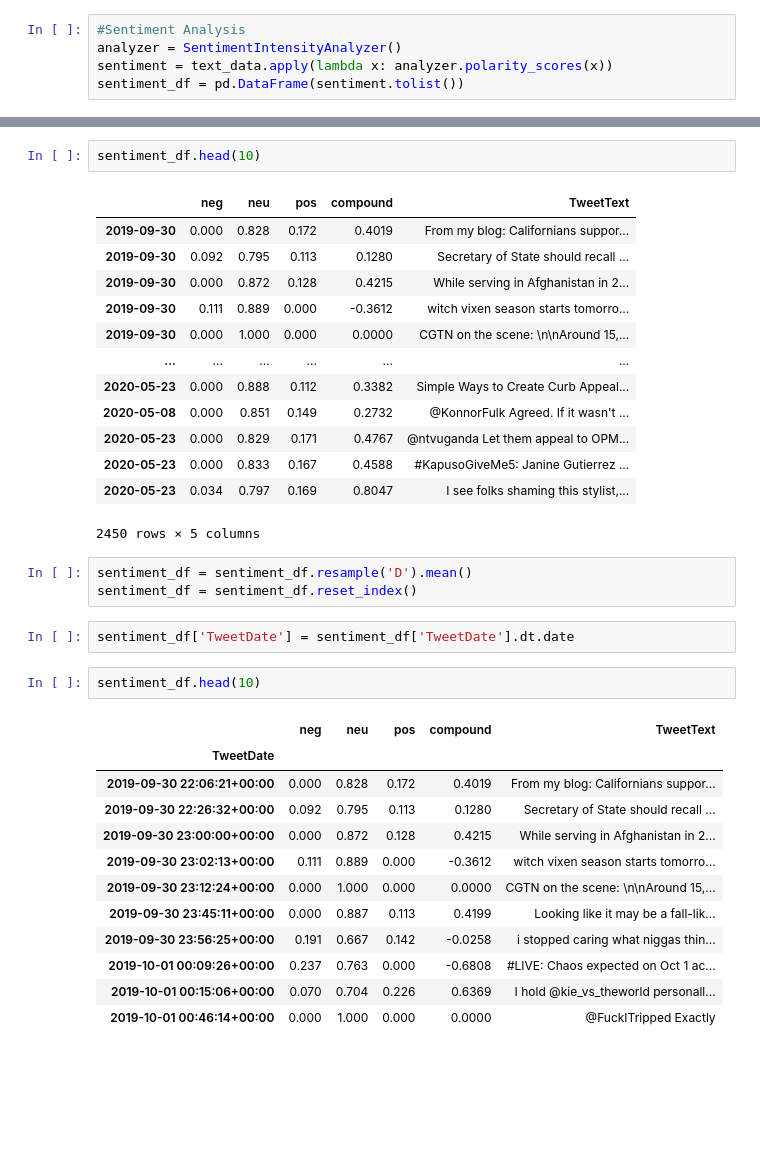
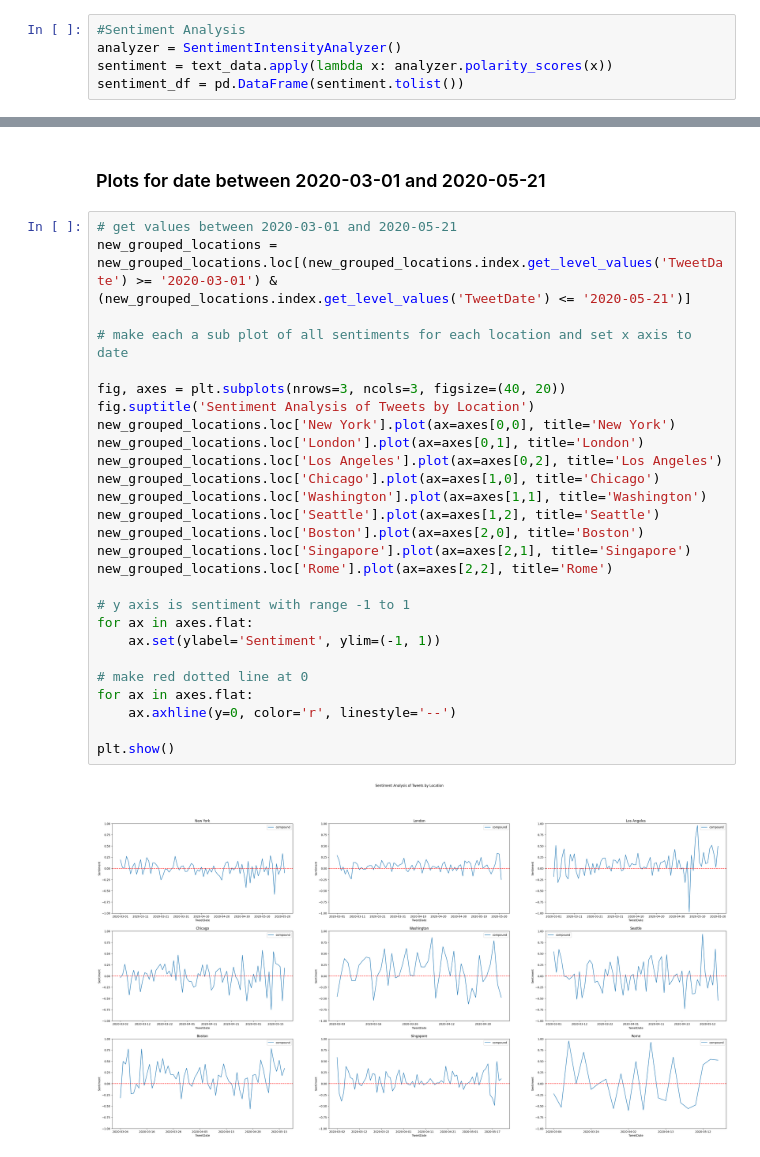
Before and after one commit to richdanis/ML4H, a Jupyter notebook: Project 2/Part_3.ipynb, the cells around one changed output, grey strips where cells are left out. Drawn from its saved outputs; the diff is of its cells as text; blank space fills up the shorter version.

```diff
--- a/Project 2/Part_3.ipynb
+++ b/Project 2/Part_3.ipynb
@@ -138,36 +171,31 @@ sentiment_df = sentiment_df.groupby(sentiment_df.index)
-# %%
-sentiment_df.head(10)
-# %% [output]
-|  | neg | neu | pos | compound | TweetText |
-| 2019-09-30 | 0.000 | 0.828 | 0.172 | 0.4019 | From my blog: Californians suppor... |
-| 2019-09-30 | 0.092 | 0.795 | 0.113 | 0.1280 | Secretary of State should recall ... |
-| 2019-09-30 | 0.000 | 0.872 | 0.128 | 0.4215 | While serving in Afghanistan in 2... |
-| 2019-09-30 | 0.111 | 0.889 | 0.000 | -0.3612 | witch vixen season starts tomorro... |
-| 2019-09-30 | 0.000 | 1.000 | 0.000 | 0.0000 | CGTN on the scene: \n\nAround 15,... |
-| ... | ... | ... | ... | ... | ... |
-| 2020-05-23 | 0.000 | 0.888 | 0.112 | 0.3382 | Simple Ways to Create Curb Appeal... |
-| 2020-05-08 | 0.000 | 0.851 | 0.149 | 0.2732 | @KonnorFulk Agreed. If it wasn't ... |
-| 2020-05-23 | 0.000 | 0.829 | 0.171 | 0.4767 | @ntvuganda Let them appeal to OPM... |
-| 2020-05-23 | 0.000 | 0.833 | 0.167 | 0.4588 | #KapusoGiveMe5: Janine Gutierrez ... |
-| 2020-05-23 | 0.034 | 0.797 | 0.169 | 0.8047 | I see folks shaming this stylist,... |
-2450 rows × 5 columns
-# %%
-sentiment_df = sentiment_df.resample('D').mean()
-sentiment_df = sentiment_df.reset_index()
-# %%
-sentiment_df['TweetDate'] = sentiment_df['TweetDate'].dt.date
-# %%
-sentiment_df.head(10)
-# %% [output]
-|  | neg | neu | pos | compound | TweetText |
-| TweetDate |  |  |  |  |  |
-| 2019-09-30 22:06:21+00:00 | 0.000 | 0.828 | 0.172 | 0.4019 | From my blog: Californians suppor... |
-| 2019-09-30 22:26:32+00:00 | 0.092 | 0.795 | 0.113 | 0.1280 | Secretary of State should recall ... |
-| 2019-09-30 23:00:00+00:00 | 0.000 | 0.872 | 0.128 | 0.4215 | While serving in Afghanistan in 2... |
-| 2019-09-30 23:02:13+00:00 | 0.111 | 0.889 | 0.000 | -0.3612 | witch vixen season starts tomorro... |
-| 2019-09-30 23:12:24+00:00 | 0.000 | 1.000 | 0.000 | 0.0000 | CGTN on the scene: \n\nAround 15,... |
-| 2019-09-30 23:45:11+00:00 | 0.000 | 0.887 | 0.113 | 0.4199 | Looking like it may be a fall-lik... |
-| 2019-09-30 23:56:25+00:00 | 0.191 | 0.667 | 0.142 | -0.0258 | i stopped caring what niggas thin... |
-| 2019-10-01 00:09:26+00:00 | 0.237 | 0.763 | 0.000 | -0.6808 | #LIVE: Chaos expected on Oct 1 ac... |
-| 2019-10-01 00:15:06+00:00 | 0.070 | 0.704 | 0.226 | 0.6369 | I hold @kie_vs_theworld personall... |
-| 2019-10-01 00:46:14+00:00 | 0.000 | 1.000 | 0.000 | 0.0000 | @FuckITripped Exactly |
+# %% [markdown]
+### Plots for date between 2020-03-01 and 2020-05-21
+# %%
+# get values between 2020-03-01 and 2020-05-21
+new_grouped_locations = new_grouped_locations.loc[(new_grouped_locations.index.get_level_values('TweetDate') >= '2020-03-01') & (new_grouped_locations.index.get_level_values('TweetDate') <= '2020-05-21')]
+
+# make each a sub plot of all sentiments for each location and set x axis to date
+
+fig, axes = plt.subplots(nrows=3, ncols=3, figsize=(40, 20))
+fig.suptitle('Sentiment Analysis of Tweets by Location')
+new_grouped_locations.loc['New York'].plot(ax=axes[0,0], title='New York')
+new_grouped_locations.loc['London'].plot(ax=axes[0,1], title='London')
+new_grouped_locations.loc['Los Angeles'].plot(ax=axes[0,2], title='Los Angeles')
+new_grouped_locations.loc['Chicago'].plot(ax=axes[1,0], title='Chicago')
+new_grouped_locations.loc['Washington'].plot(ax=axes[1,1], title='Washington')
+new_grouped_locations.loc['Seattle'].plot(ax=axes[1,2], title='Seattle')
+new_grouped_locations.loc['Boston'].plot(ax=axes[2,0], title='Boston')
+new_grouped_locations.loc['Singapore'].plot(ax=axes[2,1], title='Singapore')
+new_grouped_locations.loc['Rome'].plot(ax=axes[2,2], title='Rome')
+
+# y axis is sentiment with range -1 to 1
+for ax in axes.flat:
+    ax.set(ylabel='Sentiment', ylim=(-1, 1))
+
+# make red dotted line at 0
+for ax in axes.flat:
+    ax.axhline(y=0, color='r', linestyle='--')
+
+plt.show()
+# %% [output]
+[figure, added]
```
Also changed, not shown: parts of 33 cells of this notebook, 2 other files.
